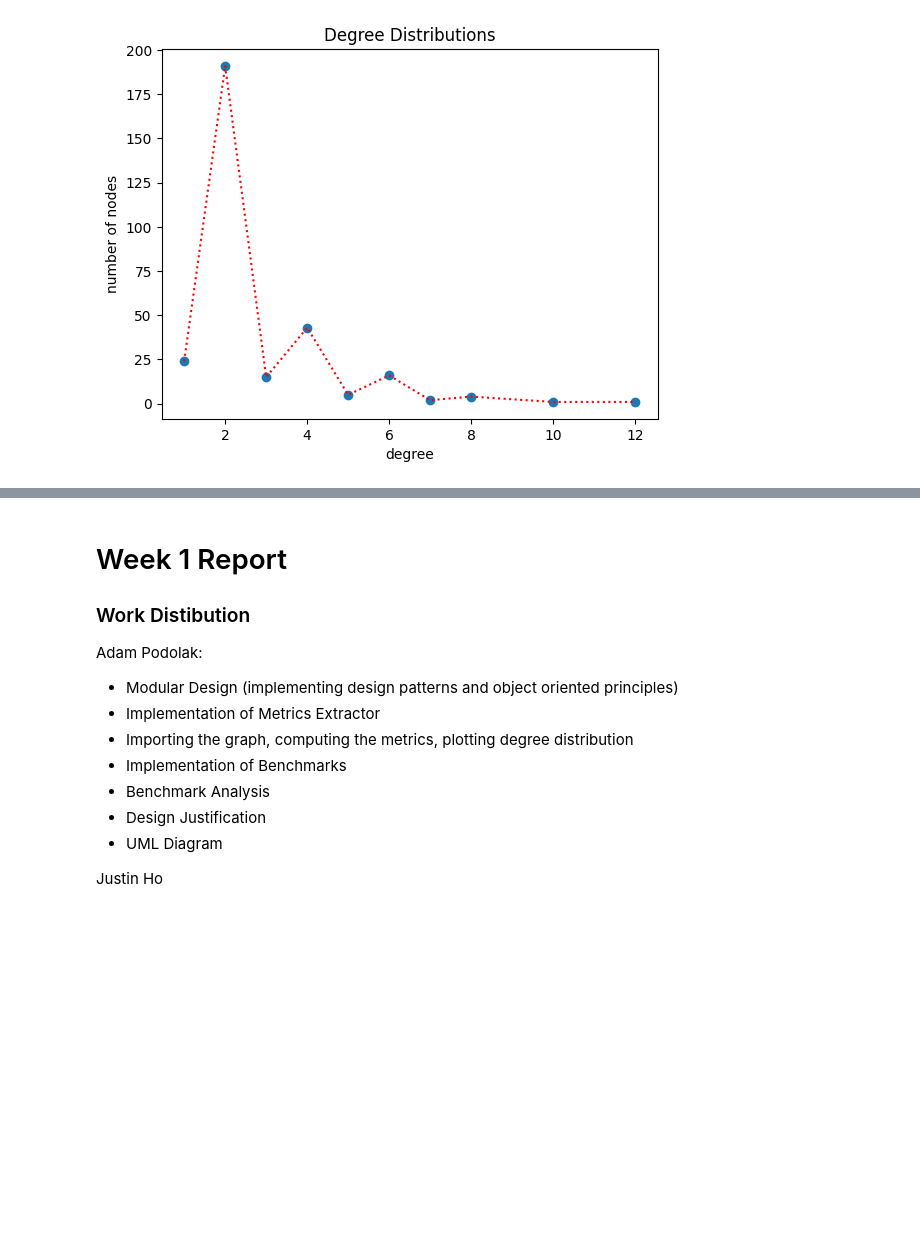
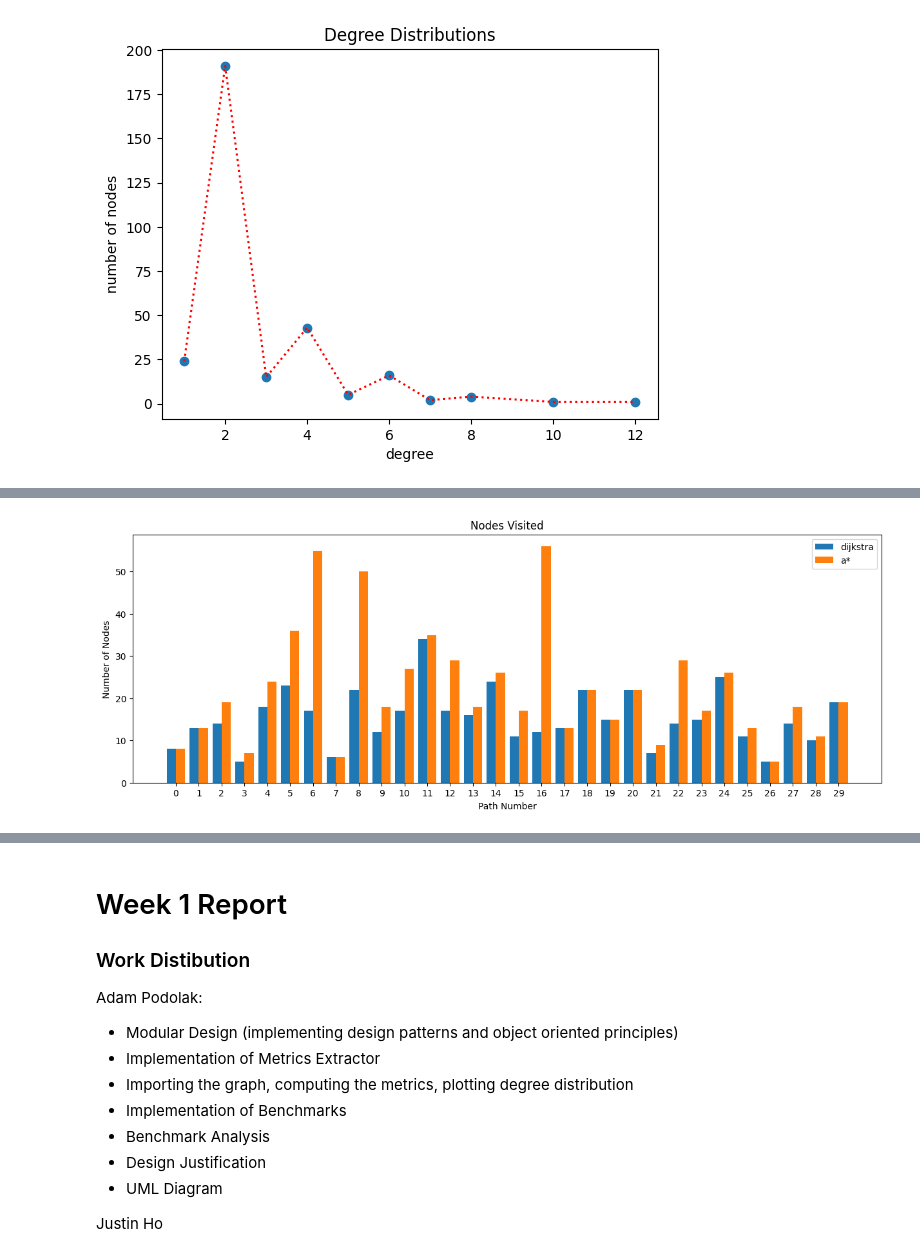
Before and after one commit to adampodolak/Subway-Network-Graphing-Software, a Jupyter notebook: code/graph_lab.ipynb, the cells around one changed output, grey strips where cells are left out. Drawn from its saved outputs; the diff is of its cells as text; code cells hidden in the pictures; blank space fills up the shorter version.

```diff
--- a/code/graph_lab.ipynb
+++ b/code/graph_lab.ipynb
@@ -116,0 +130,79 @@ plt.show()
+# %%
+from Benchmark import *
+import numpy as np
+
+graph = BuildEdgeGraph.build()
+dijkstras = create_dijkstras()
+astar = create_astar()
+dataset = build_dataset(30)
+
+#Number of nodes visited: KPI 1
+nodes_visited_dijkstras = multi_pathfind(dijkstras, graph, dataset, "nodes")
+nodes_visited_astar = multi_pathfind(astar, graph, dataset, "nodes")
+
+#number of edges visited: KPI 2
+edges_visited_dijkstras = multi_pathfind(dijkstras, graph, dataset, "edges")
+edges_visited_astar = multi_pathfind(astar, graph, dataset, "edges")
+
+#travel time (edge weights): KPI 3
+travel_time_dijkstras = multi_pathfind(
+    dijkstras, graph, dataset, "travel time")
+travel_time_astar = multi_pathfind(astar, graph, dataset, "travel time")
+
+#formatting the results
+def format(dataset):
+    print("{")
+    for key in dataset:
+        print(key, ": ", dataset[key])
+    print("}")
+
+print("Data set being used: a dictionary of random station numbers (nodes), [s1, s2]")
+print("The keys of the dataset represent the path (ex: path 1, path 2) and the value at that key are the 2 stations/nodes being passed in")
+format(dataset)
+
+#plotting the data
+x = [dataset[key] for key in dataset]
+x = np.arange(len(x))
+
+
+#Comparing number of nodes visited
+y_dijkstras = [nodes_visited_dijkstras[key] for key in nodes_visited_dijkstras]
+y_astar = [nodes_visited_astar[key] for key in nodes_visited_astar]
+plt.rcParams["figure.figsize"] = [15, 5]
+plt.bar(x - 0.2, y_dijkstras, 0.4, label = 'dijkstra')
+plt.bar(x + 0.2, y_astar, 0.4, label = 'a*')
+plt.xticks(x)
+plt.title("Nodes Visited")
+plt.xlabel('Path Number')
+plt.ylabel('Number of Nodes')
+plt.legend()
+plt.show()
+
+
+#Comparing number of edges visited
+y_dijkstras = [edges_visited_dijkstras[key] for key in nodes_visited_dijkstras]
+y_astar = [edges_visited_astar[key] for key in nodes_visited_astar]
+
+plt.rcParams["figure.figsize"] = [15, 5]
+plt.bar(x - 0.2, y_dijkstras, 0.4, label = 'dijkstra')
+plt.bar(x + 0.2, y_astar, 0.4, label = 'a*')
+plt.xticks(x)
+plt.title("Edges Visited")
+plt.xlabel('Path Number')
+plt.ylabel('Number of Edges')
+plt.legend()
+plt.show()
+
+#Comparing travel time
+y_dijkstras = [travel_time_dijkstras[key] for key in nodes_visited_dijkstras]
+y_astar = [travel_time_astar[key] for key in nodes_visited_astar]
+plt.rcParams["figure.figsize"] = [15, 5]
+plt.bar(x - 0.2, y_dijkstras, 0.4, label = 'dijkstra')
+plt.bar(x + 0.2, y_astar, 0.4, label = 'a*')
+plt.xticks(x)
+plt.title("Travel Time")
+plt.xlabel('Path Number')
+plt.ylabel('Time')
+plt.legend()
+plt.show()
+# %% [output]
@@ -116,0 +226 @@ plt.show()
+[figure, added]
```
Also changed, not shown: parts of 5 cells of this notebook, 2 other files.
